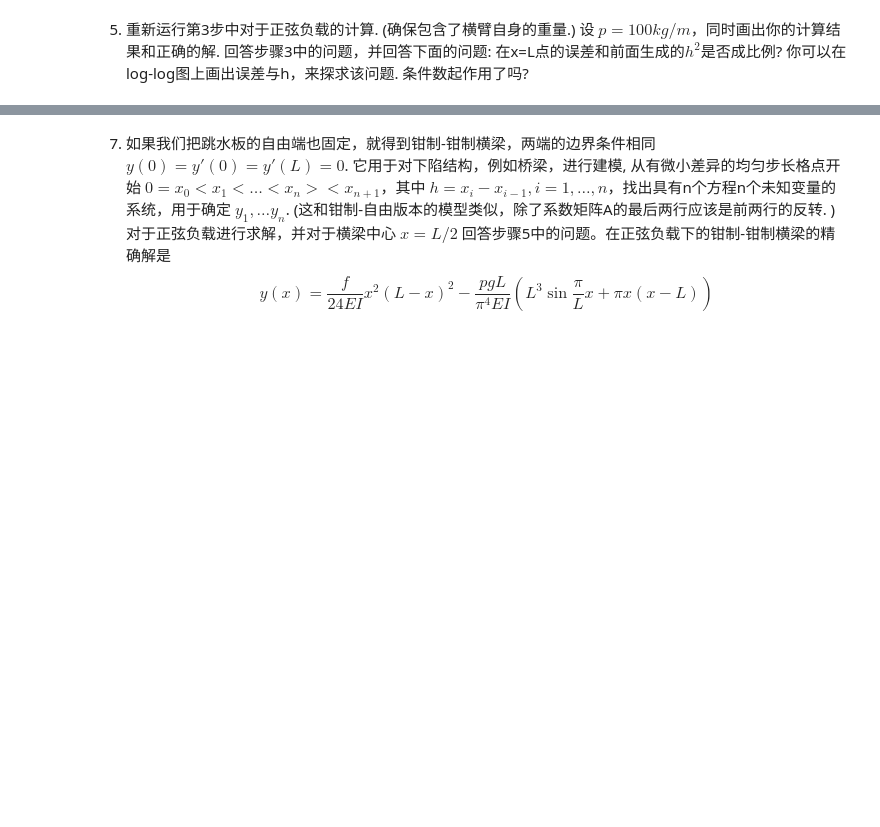
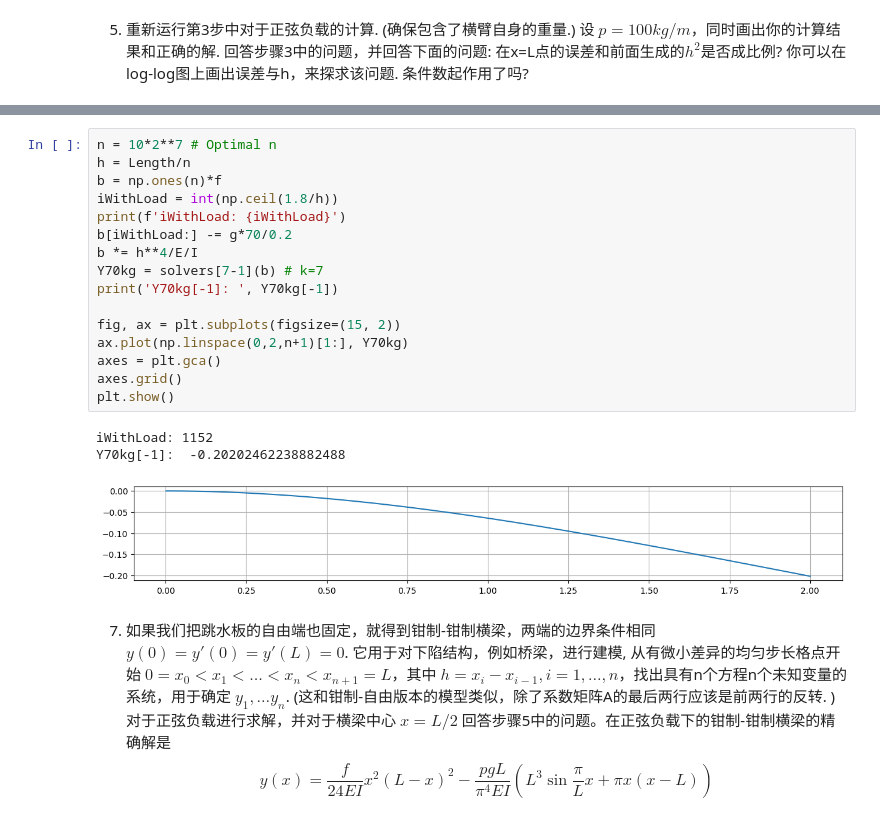
Before and after one commit to Pat-Tron/solution_of_numerical_analysis, a Jupyter notebook: exercise_02_Euler_Bernoulli_beam.ipynb, the cells around one changed output, grey strips where cells are left out. Drawn from its saved outputs; the diff is of its cells as text; blank space fills up the shorter version.

```diff
--- a/exercise_02_Euler_Bernoulli_beam.ipynb
+++ b/exercise_02_Euler_Bernoulli_beam.ipynb
@@ -329,5 +440,25 @@ $$
+# %%
+n = 10*2**7 # Optimal n
+h = Length/n
+b = np.ones(n)*f
+iWithLoad = int(np.ceil(1.8/h))
+print(f'iWithLoad: {iWithLoad}')
+b[iWithLoad:] -= g*70/0.2
+b *= h**4/E/I
+Y70kg = solvers[7-1](b) # k=7
+print('Y70kg[-1]: ', Y70kg[-1])
+
+fig, ax = plt.subplots(figsize=(15, 2))
+ax.plot(np.linspace(0,2,n+1)[1:], Y70kg)
+axes = plt.gca()
+axes.grid()
+plt.show()
+# %% [output]
+iWithLoad: 1152
+Y70kg[-1]:  -0.20202462238882488
+[figure, added]
 # %% [markdown]
-7. 如果我们把跳水板的自由端也固定，就得到钳制-钳制横梁，两端的边界条件相同 $y(0)=y'(0)=y'(L)=0$. 它用于对下陷结构，例如桥梁，进行建模, 从有微小差异的均匀步长格点开始 $0=x_0<x_1<\dots<x_n><x_{n+1}$，其中 $h=x_i-x_{i-1}, i=1, \dots ,n$，找出具有n个方程n个未知变量的系统，用于确定 $y_1, \dots y_n$. (这和钳制-自由版本的模型类似，除了系数矩阵A的最后两行应该是前两行的反转. )对于正弦负载进行求解，并对于横梁中心 $x=L/2$ 回答步骤5中的问题。在正弦负载下的钳制-钳制横梁的精确解是
+7. 如果我们把跳水板的自由端也固定，就得到钳制-钳制横梁，两端的边界条件相同 $y(0)=y'(0)=y'(L)=0$. 它用于对下陷结构，例如桥梁，进行建模, 从有微小差异的均匀步长格点开始 $0=x_0<x_1<\dots<x_n<x_{n+1}=L$，其中 $h=x_i-x_{i-1}, i=1, \dots ,n$，找出具有n个方程n个未知变量的系统，用于确定 $y_1, \dots y_n$. (这和钳制-自由版本的模型类似，除了系数矩阵A的最后两行应该是前两行的反转. )对于正弦负载进行求解，并对于横梁中心 $x=L/2$ 回答步骤5中的问题。在正弦负载下的钳制-钳制横梁的精确解是
 $$
 y(x)=\frac{f}{24EI}x^2(L-x)^2-\frac{pgL}{\pi^4EI}(L^3\sin\frac{\pi}{L}x+\pi x(x-L))
 $$
```
Also changed, not shown: parts of 15 cells of this notebook.
